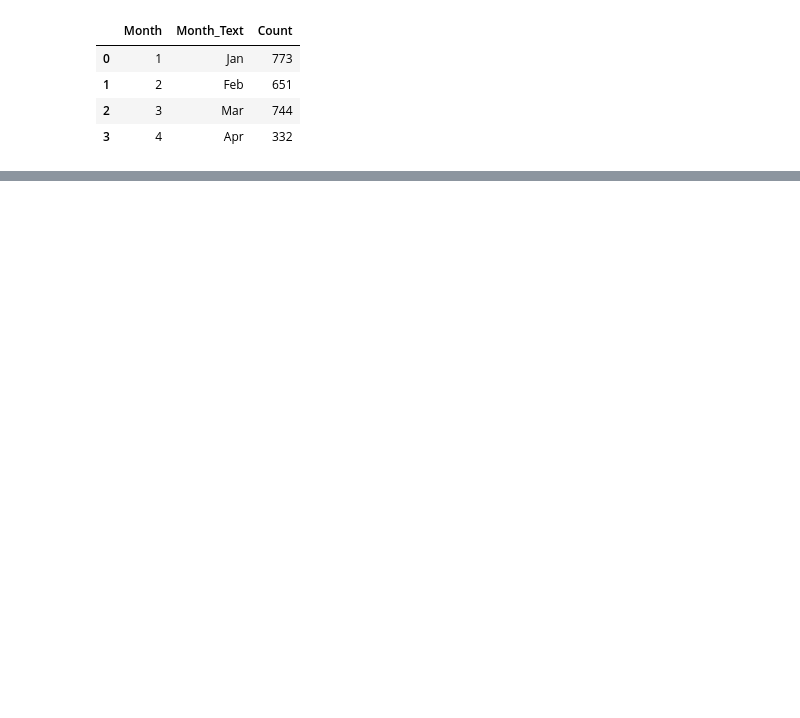
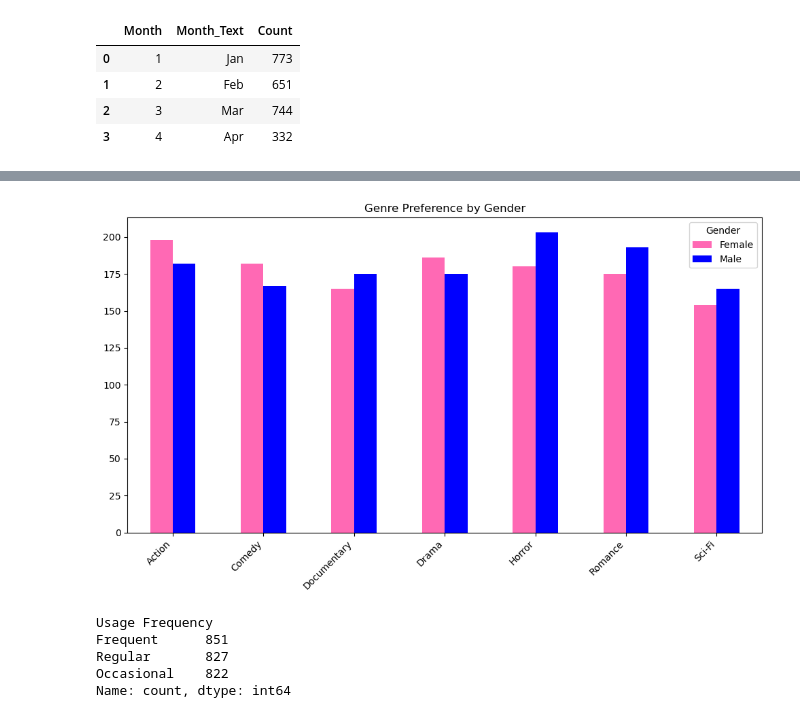
Before and after one commit to LEdwards-Analytics/Predictive-Modeling-for-Amazon-Prime-Subscription-Plans-Insights-from-User-Data, a Jupyter notebook: Amazon Prime Users Analysis.ipynb, the cells around one changed output, grey strips where cells are left out. Saved outputs shown, nothing was run; the diff lists cells and outputs as text; code cells hidden in the pictures; blank space fills up the shorter version.

```diff
--- a/Amazon Prime Users Analysis.ipynb
+++ b/Amazon Prime Users Analysis.ipynb
@@ -104,2 +150,28 @@ plt.show()
 # %%
-#dsafasdfasdfasdfasdf
+
+# Group data by gender and favorite genres, and calculate counts
+genre_summary = data.groupby(['Gender', 'Favorite Genres']).size().reset_index(name='Count')
+#print(genre_summary)
+
+# Pivot the DataFrame to have favorite genres as columns
+genre_summary_pivot = genre_summary.pivot(index='Favorite Genres', columns='Gender', values='Count').fillna(0)
+
+# Plot
+genre_summary_pivot.plot(kind='bar', figsize=(10, 6), color=['hotpink', 'blue'])
+plt.title('Genre Preference by Gender')
+plt.xlabel('')
+plt.ylabel('')
+plt.xticks(rotation=45, ha='right')
+plt.legend(title='Gender')
+plt.tight_layout()
+plt.show()
+# %% [output]
+[figure, added]
+# %%
+data['Usage Frequency'].value_counts()
+# %% [output]
+Usage Frequency
+Frequent      851
+Regular       827
+Occasional    822
+Name: count, dtype: int64
```
Also changed, not shown: parts of 14 cells of this notebook.
